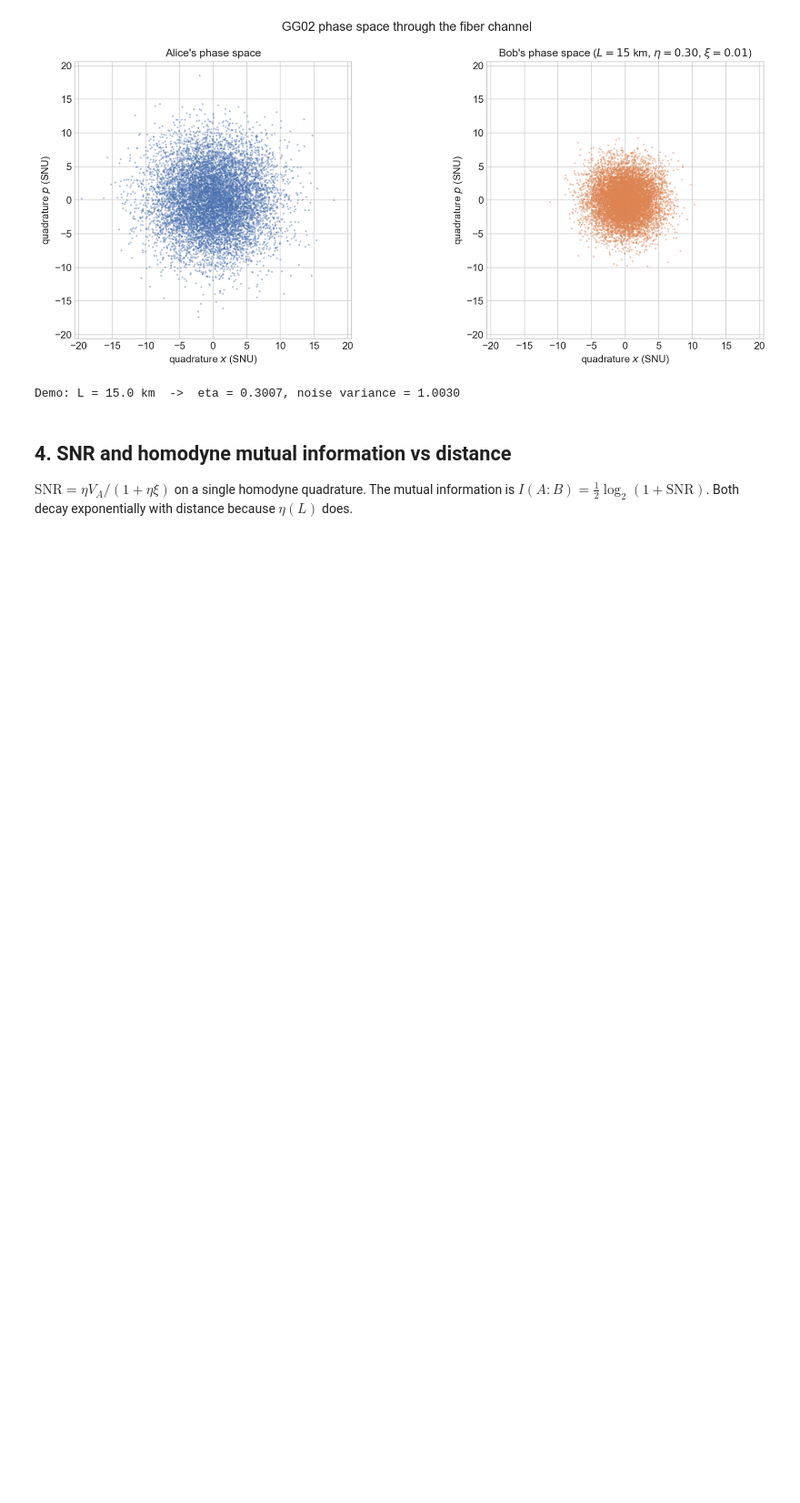
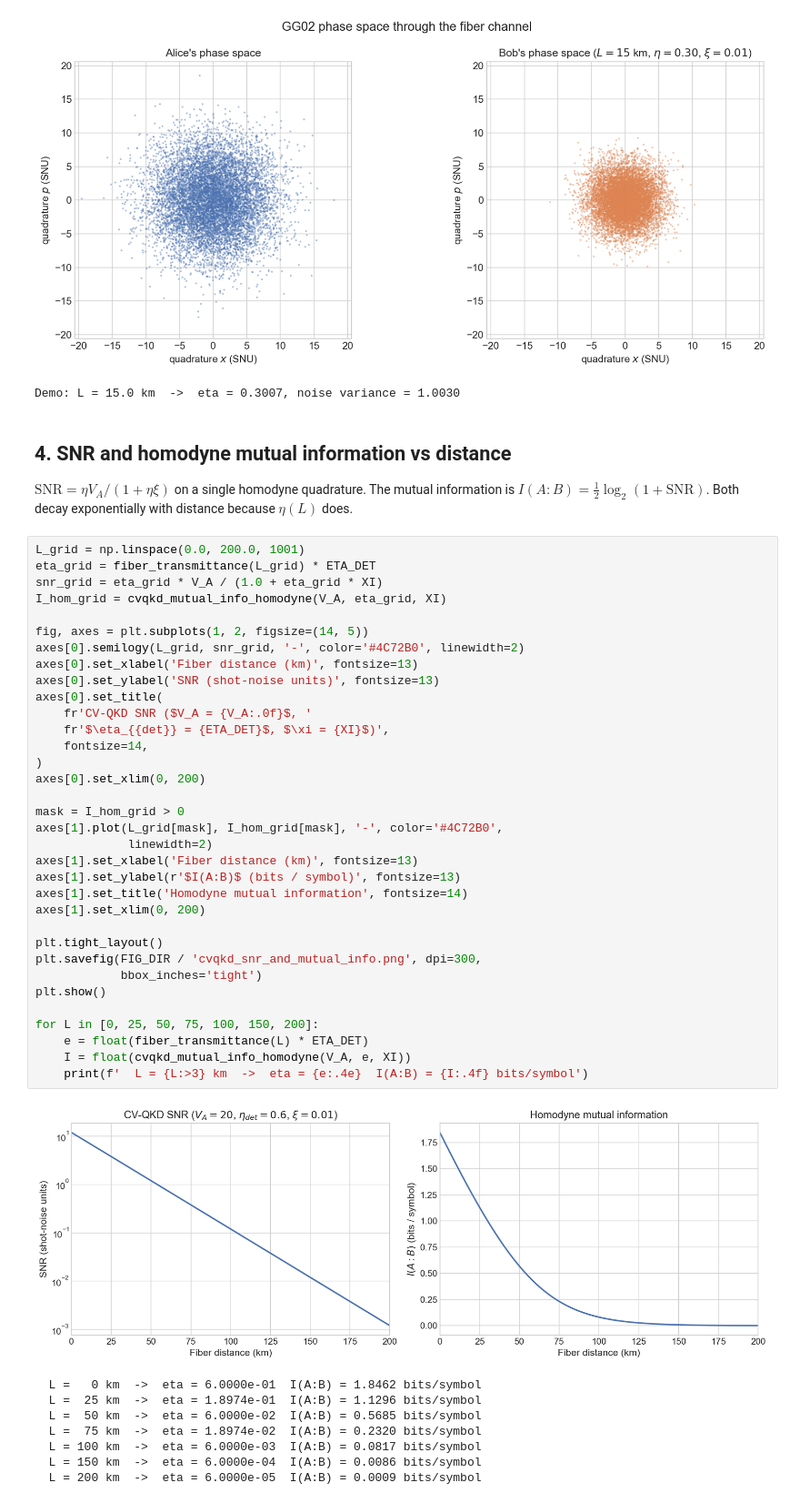
Before and after one commit to abbas-ahmad-cowlar/qkd-protocol-simulator, a Jupyter notebook: notebooks/04_cvqkd_protocol.ipynb, the cells around one changed output. Shown at 91% size. Cells and saved outputs as stored; diff of their text form; blank space fills up the shorter version.

Commit message:
Add 04 cvqkd protocol code cell 10

```diff
--- a/notebooks/04_cvqkd_protocol.ipynb
+++ b/notebooks/04_cvqkd_protocol.ipynb
@@ -127,3 +127,46 @@ Demo: L = 15.0 km  ->  eta = 0.3007, noise variance = 1.0030
 ## 4. SNR and homodyne mutual information vs distance
 
 $\mathrm{SNR} = \eta V_A / (1 + \eta\xi)$ on a single homodyne quadrature. The mutual information is $I(A:B) = \tfrac{1}{2} \log_2(1 + \mathrm{SNR})$. Both decay exponentially with distance because $\eta(L)$ does.
+# %%
+L_grid = np.linspace(0.0, 200.0, 1001)
+eta_grid = fiber_transmittance(L_grid) * ETA_DET
+snr_grid = eta_grid * V_A / (1.0 + eta_grid * XI)
+I_hom_grid = cvqkd_mutual_info_homodyne(V_A, eta_grid, XI)
+
+fig, axes = plt.subplots(1, 2, figsize=(14, 5))
+axes[0].semilogy(L_grid, snr_grid, '-', color='#4C72B0', linewidth=2)
+axes[0].set_xlabel('Fiber distance (km)', fontsize=13)
+axes[0].set_ylabel('SNR (shot-noise units)', fontsize=13)
+axes[0].set_title(
+    fr'CV-QKD SNR ($V_A = {V_A:.0f}$, '
+    fr'$\eta_{{det}} = {ETA_DET}$, $\xi = {XI}$)',
+    fontsize=14,
+)
+axes[0].set_xlim(0, 200)
+
+mask = I_hom_grid > 0
+axes[1].plot(L_grid[mask], I_hom_grid[mask], '-', color='#4C72B0',
+             linewidth=2)
+axes[1].set_xlabel('Fiber distance (km)', fontsize=13)
+axes[1].set_ylabel(r'$I(A:B)$ (bits / symbol)', fontsize=13)
+axes[1].set_title('Homodyne mutual information', fontsize=14)
+axes[1].set_xlim(0, 200)
+
+plt.tight_layout()
+plt.savefig(FIG_DIR / 'cvqkd_snr_and_mutual_info.png', dpi=300,
+            bbox_inches='tight')
+plt.show()
+
+for L in [0, 25, 50, 75, 100, 150, 200]:
+    e = float(fiber_transmittance(L) * ETA_DET)
+    I = float(cvqkd_mutual_info_homodyne(V_A, e, XI))
+    print(f'  L = {L:>3} km  ->  eta = {e:.4e}  I(A:B) = {I:.4f} bits/symbol')
+# %% [output]
+[figure, added]
+  L =   0 km  ->  eta = 6.0000e-01  I(A:B) = 1.8462 bits/symbol
+  L =  25 km  ->  eta = 1.8974e-01  I(A:B) = 1.1296 bits/symbol
+  L =  50 km  ->  eta = 6.0000e-02  I(A:B) = 0.5685 bits/symbol
+  L =  75 km  ->  eta = 1.8974e-02  I(A:B) = 0.2320 bits/symbol
+  L = 100 km  ->  eta = 6.0000e-03  I(A:B) = 0.0817 bits/symbol
+  L = 150 km  ->  eta = 6.0000e-04  I(A:B) = 0.0086 bits/symbol
+  L = 200 km  ->  eta = 6.0000e-05  I(A:B) = 0.0009 bits/symbol
```
